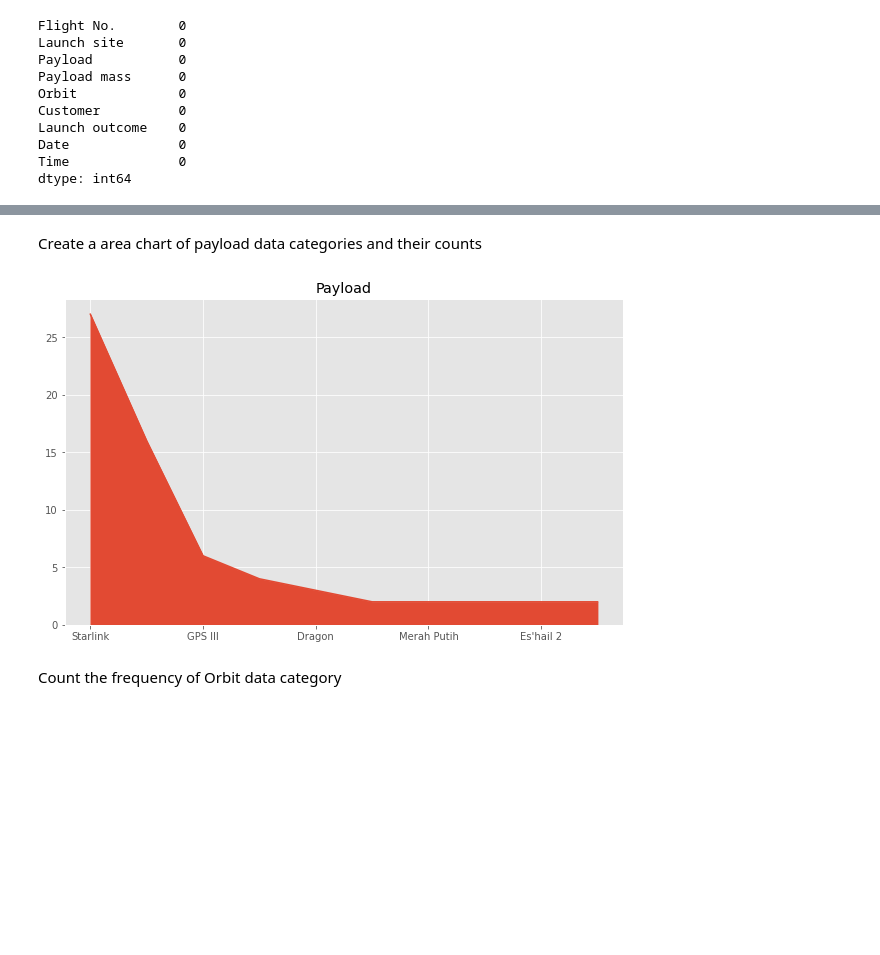
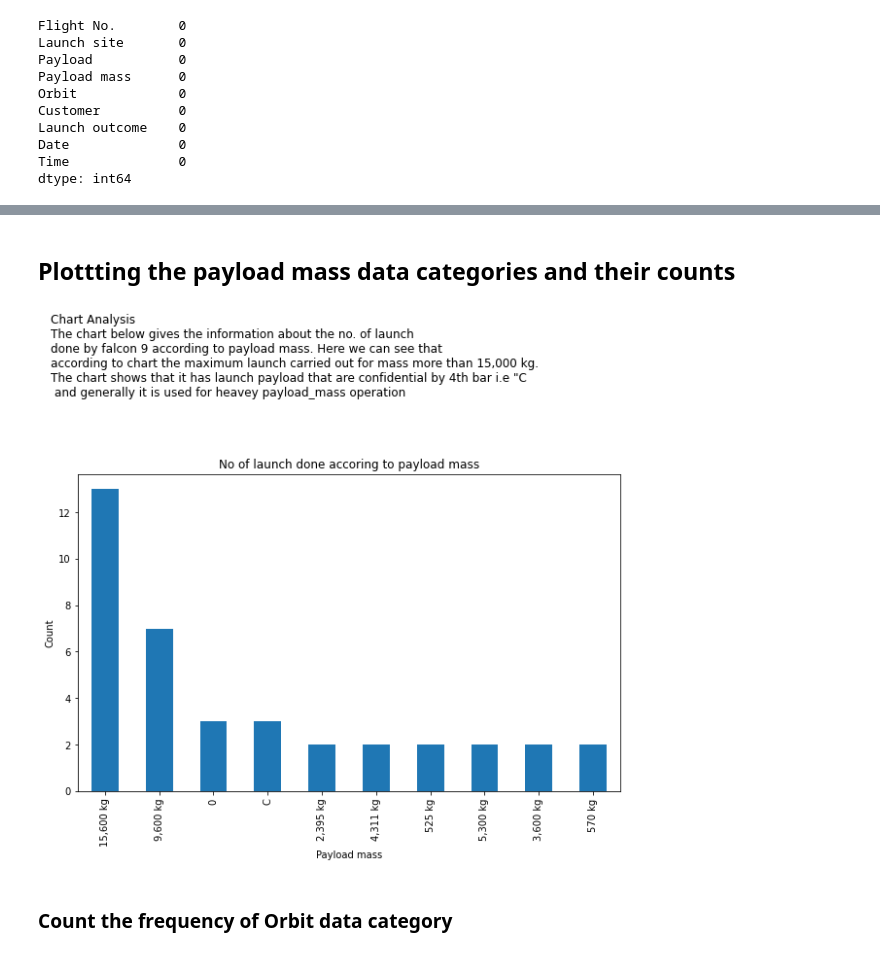
Before and after one commit to nit-1418/falcon9_web_scraping, a Jupyter notebook: Exploration.ipynb, the cells around one changed output, grey strips where cells are left out. Drawn from its saved outputs; the diff is of its cells as text; code cells hidden in the pictures; blank space fills up the shorter version.

```diff
--- a/Exploration.ipynb
+++ b/Exploration.ipynb
@@ -118,11 +141,13 @@ Name: Payload, Length: 79, dtype: int64
 # %% [markdown]
-Create a area chart of payload data categories and their counts
+## Plottting the payload mass data categories and their counts
-# %%
-ax = df["Payload"].value_counts().head(10).plot(kind = 'area', title="Payload",figsize=(10,6))
-# %% [output]
-[figure, removed]
+# %%
+ax = df["Payload mass"].value_counts().head(10).plot(kind = 'bar', title="No of launch done accoring to payload mass",figsize=(10,6),xlabel=("Payload mass"),ylabel=("Count"))
+desc = f'Chart Analysis \nThe chart below gives the information about the no. of launch \ndone by falcon 9 according to payload mass. Here we can see that \naccording to chart the maximum launch carried out for mass more than 15,000 kg. \nThe chart shows that it has launch payload that are confidential by 4th bar i.e "C \n and generally it is used for heavey payload_mass operation'
+chart_Analysis = ax.text(-1,17,desc, ha='left',va='baseline',fontsize="large")
+# %% [output]
+[figure, added]
 # %% [markdown]
-Count the frequency of Orbit data category
+### Count the frequency of Orbit data category
 # %%
 df["Orbit"].value_counts()
 # %% [output]
```
Also changed, not shown: parts of 36 cells of this notebook.
